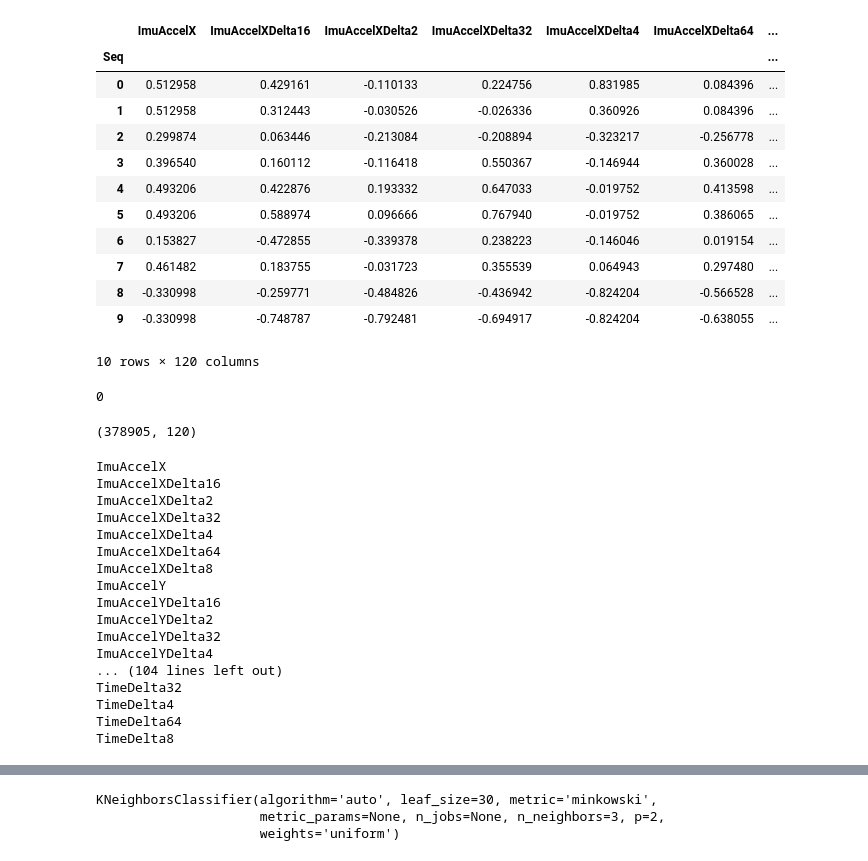
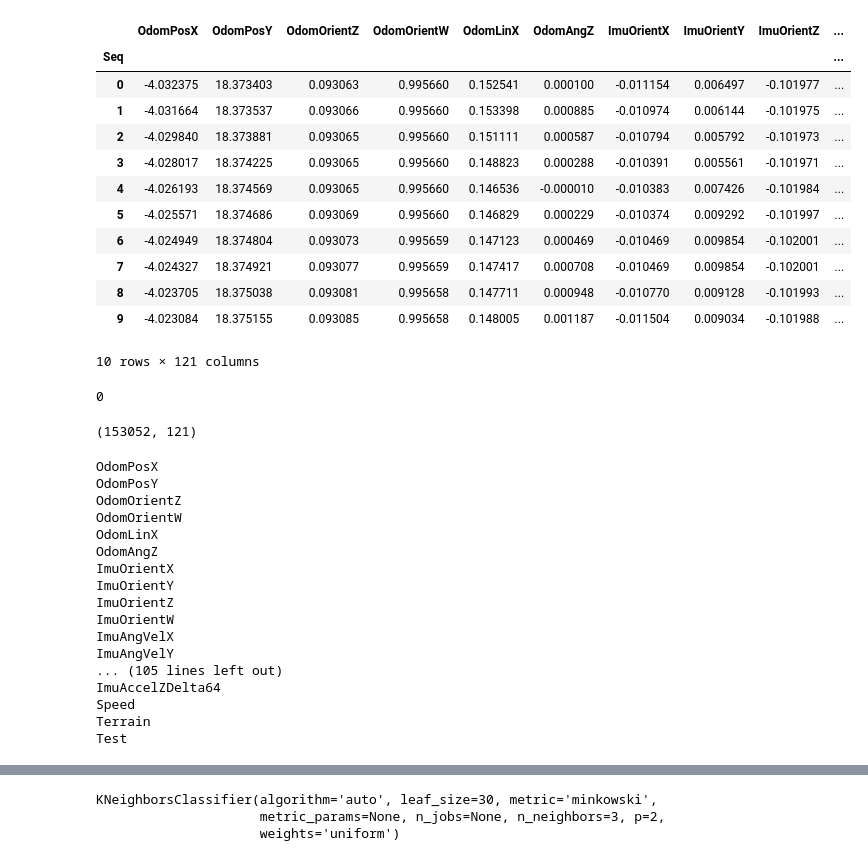
Before and after one commit to jlaframboise/Robo-Traverse, a Jupyter notebook: Notebooks/K_Nearest_Neighbour_Explore.ipynb, the cells around one changed output, grey strips where cells are left out. Saved outputs shown, nothing was run; the diff lists cells and outputs as text; code cells hidden in the pictures.

Commit message:
Updated K_Nearest_Neighbour to use larger data set and isolate a set of runs for testing classifier

```diff
--- a/Notebooks/K_Nearest_Neighbour_Explore.ipynb
+++ b/Notebooks/K_Nearest_Neighbour_Explore.ipynb
@@ -8,56 +8,56 @@ from sklearn import preprocessing
 from sklearn.neighbors import KNeighborsClassifier
 # %%
 folder = "~/Desktop/Design Teams/QMIND"
-file = "AllData_4T.csv"
+file = "LargerSet_4T.csv"
 
 df = pd.read_csv(os.path.join(folder, file))
 # %%
 df = df.rename(columns={'Unnamed: 0': 'Seq'})
-df = df.drop(columns=['Unnamed: 0.1'])
+# df = df.drop(columns=['Unnamed: 0.1'])
 df = df.set_index('Seq')
 df.head(10)
 # %% [output]
-|  | ImuAccelX | ImuAccelXDelta16 | ImuAccelXDelta2 | ImuAccelXDelta32 | ImuAccelXDelta4 | ImuAccelXDelta64 | ... |
-| Seq |  |  |  |  |  |  | ... |
-| 0 | 0.512958 | 0.429161 | -0.110133 | 0.224756 | 0.831985 | 0.084396 | ... |
-| 1 | 0.512958 | 0.312443 | -0.030526 | -0.026336 | 0.360926 | 0.084396 | ... |
-| 2 | 0.299874 | 0.063446 | -0.213084 | -0.208894 | -0.323217 | -0.256778 | ... |
-| 3 | 0.396540 | 0.160112 | -0.116418 | 0.550367 | -0.146944 | 0.360028 | ... |
-| 4 | 0.493206 | 0.422876 | 0.193332 | 0.647033 | -0.019752 | 0.413598 | ... |
-| 5 | 0.493206 | 0.588974 | 0.096666 | 0.767940 | -0.019752 | 0.386065 | ... |
-| 6 | 0.153827 | -0.472855 | -0.339378 | 0.238223 | -0.146046 | 0.019154 | ... |
-| 7 | 0.461482 | 0.183755 | -0.031723 | 0.355539 | 0.064943 | 0.297480 | ... |
-| 8 | -0.330998 | -0.259771 | -0.484826 | -0.436942 | -0.824204 | -0.566528 | ... |
-| 9 | -0.330998 | -0.748787 | -0.792481 | -0.694917 | -0.824204 | -0.638055 | ... |
+|  | OdomPosX | OdomPosY | OdomOrientZ | OdomOrientW | OdomLinX | OdomAngZ | ImuOrientX | ImuOrientY | ImuOrientZ | ... |
+| Seq |  |  |  |  |  |  |  |  |  | ... |
+| 0 | -4.032375 | 18.373403 | 0.093063 | 0.995660 | 0.152541 | 0.000100 | -0.011154 | 0.006497 | -0.101977 | ... |
+| 1 | -4.031664 | 18.373537 | 0.093066 | 0.995660 | 0.153398 | 0.000885 | -0.010974 | 0.006144 | -0.101975 | ... |
+| 2 | -4.029840 | 18.373881 | 0.093065 | 0.995660 | 0.151111 | 0.000587 | -0.010794 | 0.005792 | -0.101973 | ... |
+| 3 | -4.028017 | 18.374225 | 0.093065 | 0.995660 | 0.148823 | 0.000288 | -0.010391 | 0.005561 | -0.101971 | ... |
+| 4 | -4.026193 | 18.374569 | 0.093065 | 0.995660 | 0.146536 | -0.000010 | -0.010383 | 0.007426 | -0.101984 | ... |
+| 5 | -4.025571 | 18.374686 | 0.093069 | 0.995660 | 0.146829 | 0.000229 | -0.010374 | 0.009292 | -0.101997 | ... |
+| 6 | -4.024949 | 18.374804 | 0.093073 | 0.995659 | 0.147123 | 0.000469 | -0.010469 | 0.009854 | -0.102001 | ... |
+| 7 | -4.024327 | 18.374921 | 0.093077 | 0.995659 | 0.147417 | 0.000708 | -0.010469 | 0.009854 | -0.102001 | ... |
+| 8 | -4.023705 | 18.375038 | 0.093081 | 0.995658 | 0.147711 | 0.000948 | -0.010770 | 0.009128 | -0.101993 | ... |
+| 9 | -4.023084 | 18.375155 | 0.093085 | 0.995658 | 0.148005 | 0.001187 | -0.011504 | 0.009034 | -0.101988 | ... |
-10 rows × 120 columns
+10 rows × 121 columns
 # %%
 print(df.isnull().sum().sum())
 df.shape
 # %% [output]
 0
-(378905, 120)
+(153052, 121)
 # %%
 # combined_labels = df['Speed'].map(str) + "_" + df['Terrain']
 # combined_labels
 for col in df.columns:
     print(col)
 # %% [output]
-ImuAccelX
-ImuAccelXDelta16
-ImuAccelXDelta2
-ImuAccelXDelta32
-ImuAccelXDelta4
-ImuAccelXDelta64
-ImuAccelXDelta8
-ImuAccelY
-ImuAccelYDelta16
-ImuAccelYDelta2
-ImuAccelYDelta32
-ImuAccelYDelta4
-... (104 lines left out)
-TimeDelta32
-TimeDelta4
-TimeDelta64
-TimeDelta8
+OdomPosX
+OdomPosY
+OdomOrientZ
+OdomOrientW
+OdomLinX
+OdomAngZ
+ImuOrientX
+ImuOrientY
+ImuOrientZ
+ImuOrientW
+ImuAngVelX
+ImuAngVelY
+... (105 lines left out)
+ImuAccelZDelta64
+Speed
+Terrain
+Test
 # %%
 le = preprocessing.LabelEncoder()
```
Also changed, not shown: parts of 8 cells of this notebook.
